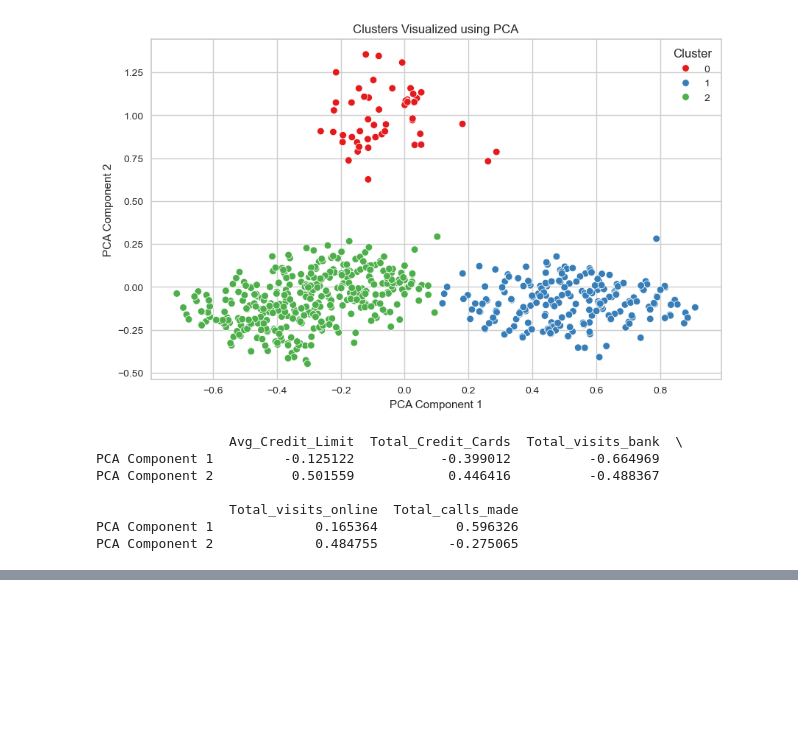
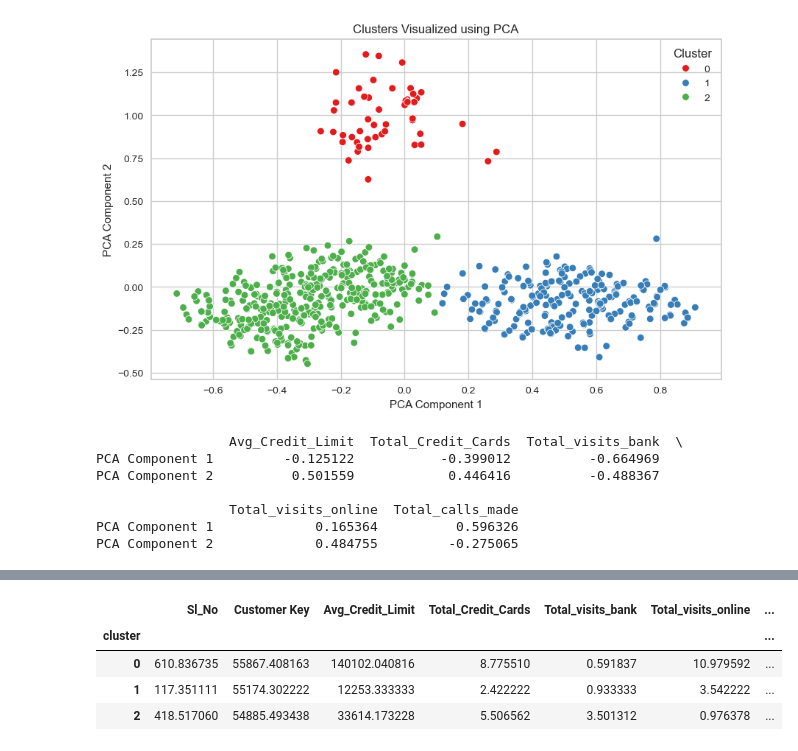
Before and after one commit to ditorizkyka/Machine-Learning-Project, a Jupyter notebook: PEMSIN.ipynb, the cells around one changed output, grey strips where cells are left out. Saved outputs shown, nothing was run; the diff lists cells and outputs as text; code cells hidden in the pictures; blank space fills up the shorter version.

```diff
--- a/PEMSIN.ipynb
+++ b/PEMSIN.ipynb
@@ -352,0 +350,9 @@ PCA Component 2             0.484755         -0.275065
+# %%
+cluster_summary = df_original.groupby('cluster').mean(numeric_only=True)
+cluster_summary
+# %% [output]
+|  | Sl_No | Customer Key | Avg_Credit_Limit | Total_Credit_Cards | Total_visits_bank | Total_visits_online | ... |
+| cluster |  |  |  |  |  |  | ... |
+| 0 | 610.836735 | 55867.408163 | 140102.040816 | 8.775510 | 0.591837 | 10.979592 | ... |
+| 1 | 117.351111 | 55174.302222 | 12253.333333 | 2.422222 | 0.933333 | 3.542222 | ... |
+| 2 | 418.517060 | 54885.493438 | 33614.173228 | 5.506562 | 3.501312 | 0.976378 | ... |
```
Also changed, not shown: parts of 23 cells of this notebook.
